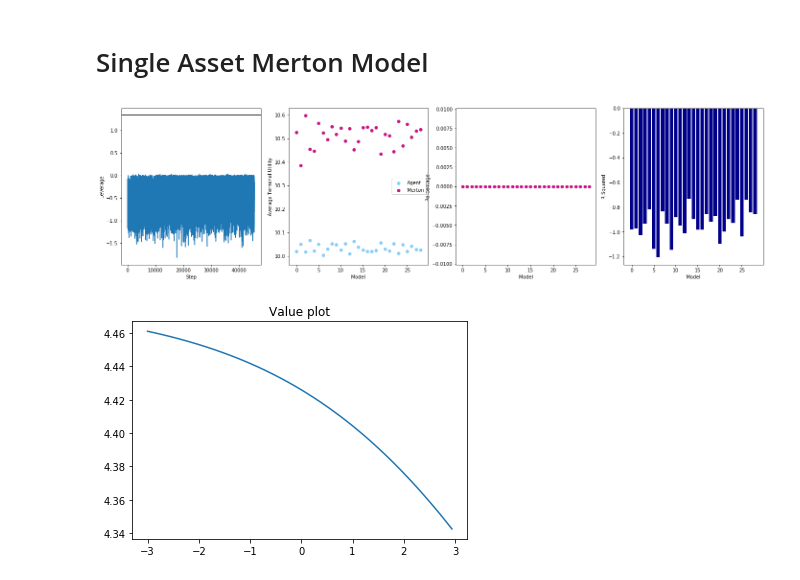
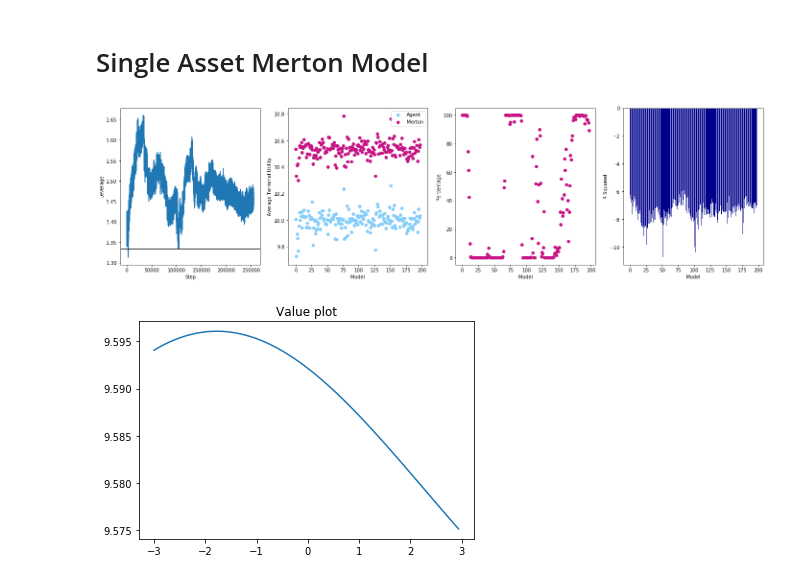
Before and after one commit to ansgarw/rl-portfolio, a Jupyter notebook: A2C Agent/AC Simulated II.ipynb, the cells around one changed output. Drawn from its saved outputs; the diff is of its cells as text; code cells hidden in the pictures.

```diff
--- a/A2C Agent/AC Simulated II.ipynb
+++ b/A2C Agent/AC Simulated II.ipynb
@@ -10,38 +10,39 @@ import Factors_Wrapper as Wrapper
 # Single Asset Merton Model
 # %%
 # Model Parameters.
-Gamma  = 1
-N_Episodes  = 3000
+Gamma  = 0.999
+N_Episodes  = 20000
 
 Actor_Hypers   = {"Learning Rate" : 0.001,
                   "Epoch"         : 10,
-                  "Network Size"  : [8,8],
-                  "Activation"    : "Relu",
-                  "Alpha"         : 0.05}
+                  "Network Size"  : [16,8],
+                  "Activation"    : "Sigmoid",
+                  "Alpha"         : 0}
 
 Critic_Hypers = {"Learning Rate" : 0.001,
                  "Epoch"         : 10,
-                 "Network Size"  : [64,8],
-                 "Alpha"         : 0.1}
+                 "Network Size"  : [32, 8],
+                 "Alpha"         : 0.0}
 
+# Critic_Hypers = {'power' : 4}
 # Function to facilitate mulitprocessing.
 Merton_Env = gym.make('Simulated-v0')
 Merton_Env.Set_Params(Mu = 0.01, Sigma = 0.11, Row = 1, Rf = 0.0052,
                       Max_Leverage  = 750,
                       Min_Leverage  = -750,
                       Time_Horizon  = 1,
                       Time_Step     = 1/100,
                       Risk_Aversion = 0.9,
                       State_Corrolations = [0.2, 0.5])
 
 myAC = A2C.Actor_Critic(Merton_Env, Actor_Hypers, Critic_Hypers, Gamma = Gamma,
-                        Sigma_Range = [1, 0.1], Sigma_Anneal = 0.5, Retrain_Frequency = 50)
+                        Sigma_Range = [1, 0.1], Sigma_Anneal = 0.5, Retrain_Frequency = 25)
 
 myWrapper = Wrapper.Factors_Wrapper(myAC)
 myWrapper.Train(N_Episodes, Plot = ['Mu', 'R_Squared', 'Merton_Benchmark', 'Percent_Merton_Action'])
 # %% [output]
-[figure, old version]
+[figure, new version]
 # %%
-myWrapper.Diagnos_Charts(show='Critic', factor= 3)
+myWrapper.Diagnos_Charts(show='Critic', factor=3)
 # %% [output]
-[figure, old version]
+[figure, new version]
```
Also changed, not shown: 1 other file.
